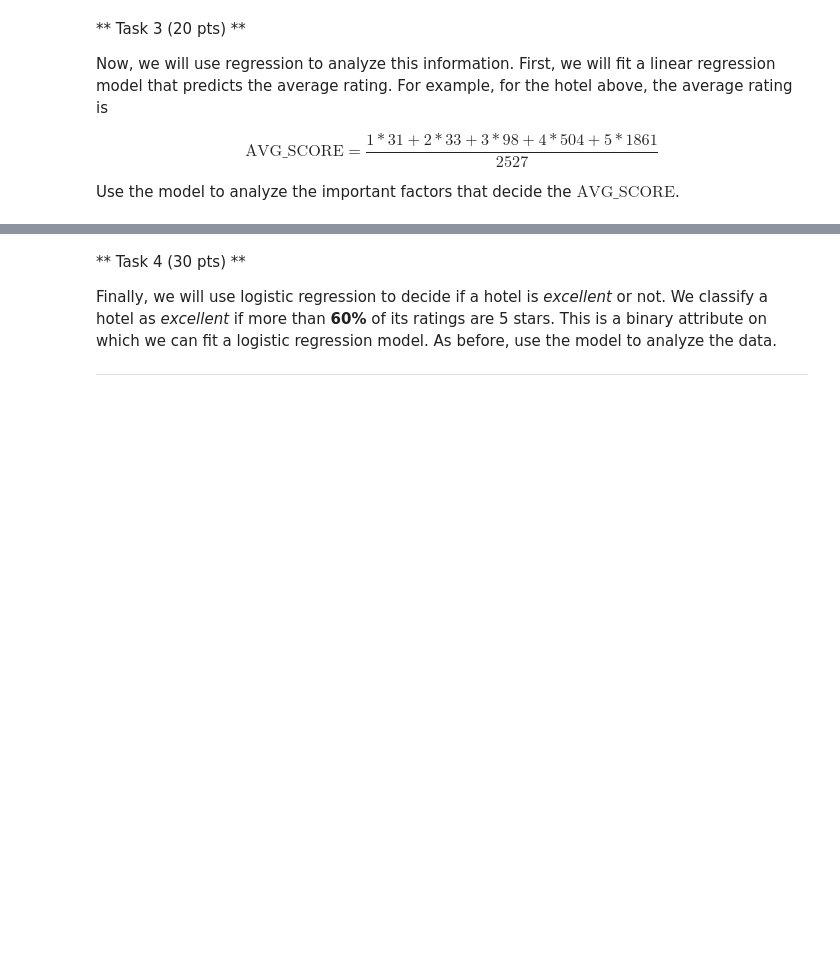
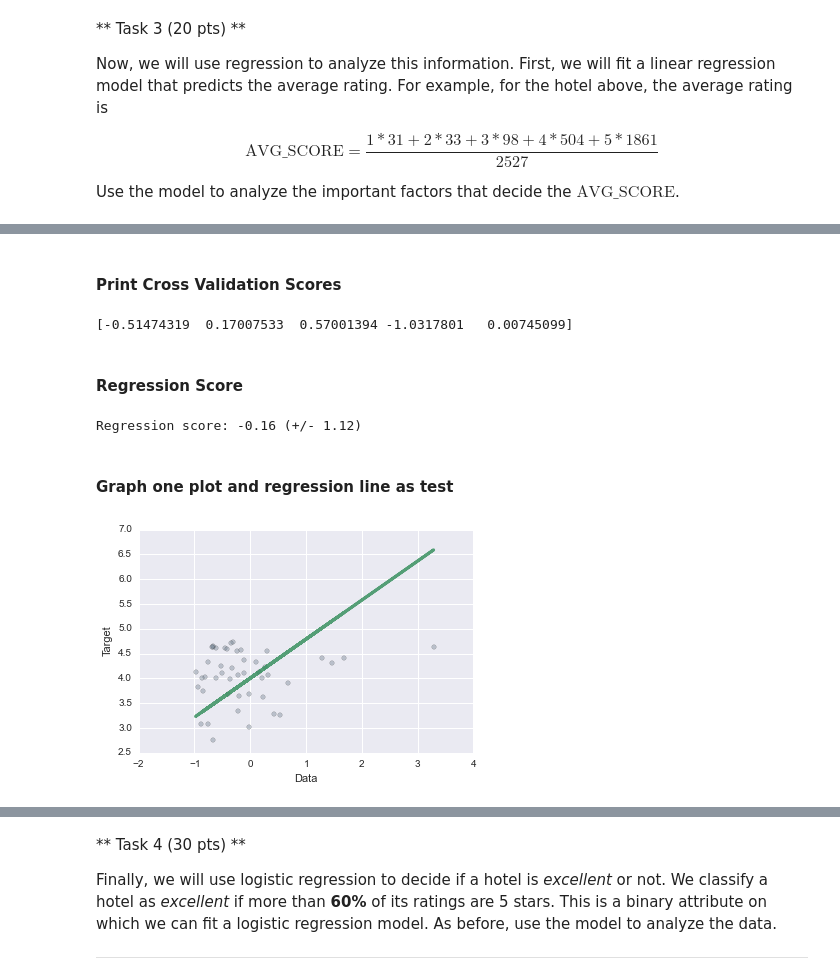
Before and after one commit to ctran25/spring-2015-homeworks, a Jupyter notebook: submissions/Homework-5/5.Hotels.ipynb, the cells around one changed output, grey strips where cells are left out. Saved outputs shown, nothing was run; the diff lists cells and outputs as text; code cells hidden in the pictures; blank space fills up the shorter version.

```diff
--- a/submissions/Homework-5/5.Hotels.ipynb
+++ b/submissions/Homework-5/5.Hotels.ipynb
@@ -68,0 +217,2 @@ Use the model to analyze the important factors that decide the $\text{AVG_SCORE}
+# %%
+regr = linear_model.LinearRegression(normalize=True)
@@ -68,0 +251,8 @@ Use the model to analyze the important factors that decide the $\text{AVG_SCORE}
+# %%
+coefficients = regr.coef_
+
+for i in range(len(coefficients)):
+    print coll[i],"\t",coefficients[i]
+intercept = regr.intercept_
+
+print intercept
@@ -68,0 +295,25 @@ Use the model to analyze the important factors that decide the $\text{AVG_SCORE}
+# %% [markdown]
+#### Print Cross Validation Scores
+# %%
+regr = linear_model.LinearRegression()
+scores = cross_validation.cross_val_score(regr, X, y, cv=5)
+print scores
+# %% [output]
+[-0.51474319  0.17007533  0.57001394 -1.0317801   0.00745099]
+# %% [markdown]
+#### Regression Score
+# %%
+print("Regression score: %0.2f (+/- %0.2f)" % (scores.mean(), scores.std() * 2))
+# %% [output]
+Regression score: -0.16 (+/- 1.12)
+# %% [markdown]
+#### Graph one plot and regression line as test
+# %%
+subX_train = X_train[:,0]
+subX_test = X_test[:,0]
+plt.scatter(subX_train, y_train, c="slategray", alpha=0.4, linewidths=0.3)
+plt.plot(subX_train, ((coefficients[0]*subX_train)+intercept), color='seagreen', linewidth=3, alpha=.8);
+plt.xlabel('Data')
+plt.ylabel('Target');
+# %% [output]
+[figure, added]
```
Also changed, not shown: parts of 68 cells of this notebook, 1 other file.
